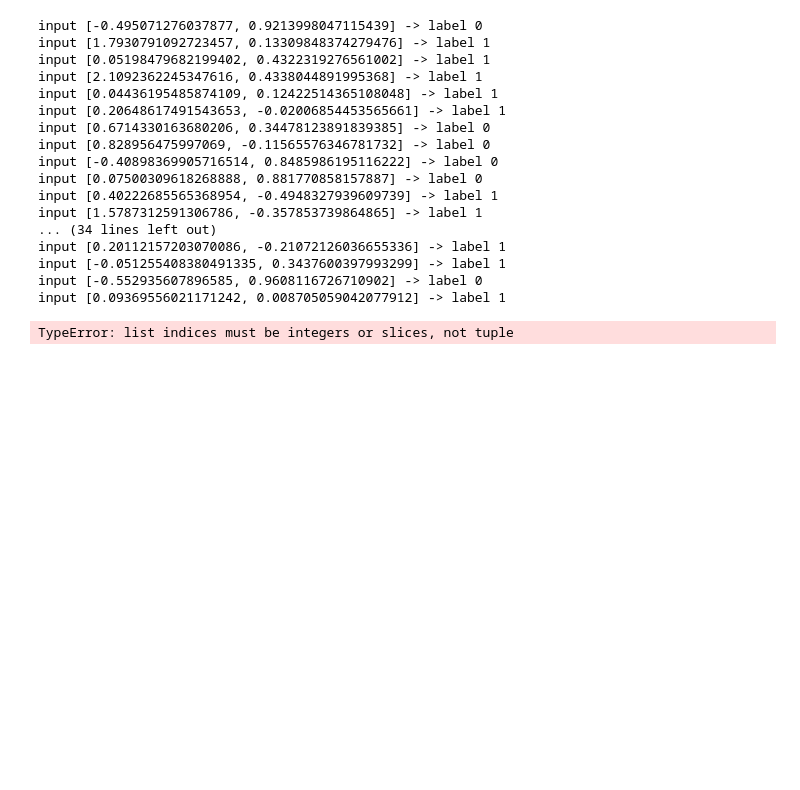
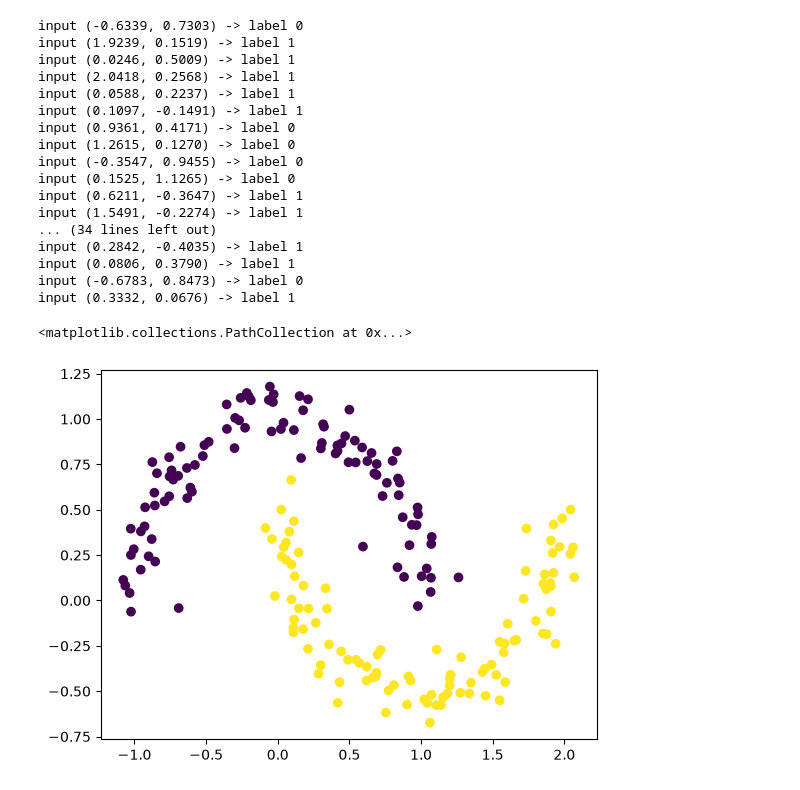
Before and after one commit to idk2me/smolgrad, a Jupyter notebook: inspect_dataset.ipynb, the cells around one changed output. Drawn from its saved outputs; the diff is of its cells as text; code cells hidden in the pictures; blank space fills up the shorter version.

Commit message:
fixed visualization

```diff
--- a/inspect_dataset.ipynb
+++ b/inspect_dataset.ipynb
@@ -3,30 +4,35 @@ from smolgrad import two_moons
 import matplotlib.pyplot as plt
 %matplotlib inline
 # %%
-X_train, y_train, X_test, Y_test = two_moons.get_training_split()
+X_train, y_train, X_test, y_test = two_moons.get_training_split()
 for x, y in zip(X_train[:50], y_train[:50]):
-    print(f"input {x} -> label {y}")
+    print(f"input ({x[0].data:.4f}, {x[1].data:.4f}) -> label {y}")
 # %% [output]
-input [-0.495071276037877, 0.9213998047115439] -> label 0
-input [1.7930791092723457, 0.13309848374279476] -> label 1
-input [0.05198479682199402, 0.4322319276561002] -> label 1
-input [2.1092362245347616, 0.4338044891995368] -> label 1
-input [0.04436195485874109, 0.12422514365108048] -> label 1
-input [0.20648617491543653, -0.02006854453565661] -> label 1
-input [0.6714330163680206, 0.34478123891839385] -> label 0
-input [0.828956475997069, -0.11565576346781732] -> label 0
-input [-0.40898369905716514, 0.8485986195116222] -> label 0
-input [0.07500309618268888, 0.881770858157887] -> label 0
-input [0.40222685565368954, -0.4948327939609739] -> label 1
-input [1.5787312591306786, -0.357853739864865] -> label 1
+input (-0.6339, 0.7303) -> label 0
+input (1.9239, 0.1519) -> label 1
+input (0.0246, 0.5009) -> label 1
+input (2.0418, 0.2568) -> label 1
+input (0.0588, 0.2237) -> label 1
+input (0.1097, -0.1491) -> label 1
+input (0.9361, 0.4171) -> label 0
+input (1.2615, 0.1270) -> label 0
+input (-0.3547, 0.9455) -> label 0
+input (0.1525, 1.1265) -> label 0
+input (0.6211, -0.3647) -> label 1
+input (1.5491, -0.2274) -> label 1
 ... (34 lines left out)
-input [0.20112157203070086, -0.21072126036655336] -> label 1
-input [-0.051255408380491335, 0.3437600397993299] -> label 1
-input [-0.552935607896585, 0.9608116726710902] -> label 0
-input [0.09369556021171242, 0.008705059042077912] -> label 1
+input (0.2842, -0.4035) -> label 1
+input (0.0806, 0.3790) -> label 1
+input (-0.6783, 0.8473) -> label 0
+input (0.3332, 0.0676) -> label 1
 # %%
-# visualizing
-plt.scatter(X_train[:, 0], X_train[:, 1], c=y_train)
-plt.show()
+X_train_np = np.array([[x[0].data, x[1].data] for x in X_train])
+X_test_np = np.array([[x[0].data, x[1].data] for x in X_test])
+
+X_all = np.vstack([X_train_np, X_test_np])
+y_all = np.concatenate([y_train, y_test])
+
+plt.scatter(X_all[:, 0], X_all[:, 1], c=y_all)
 # %% [output]
-TypeError: list indices must be integers or slices, not tuple
+<matplotlib.collections.PathCollection at 0x...>
+[figure, added]
```
Also changed, not shown: parts of 1 cell of this notebook.
